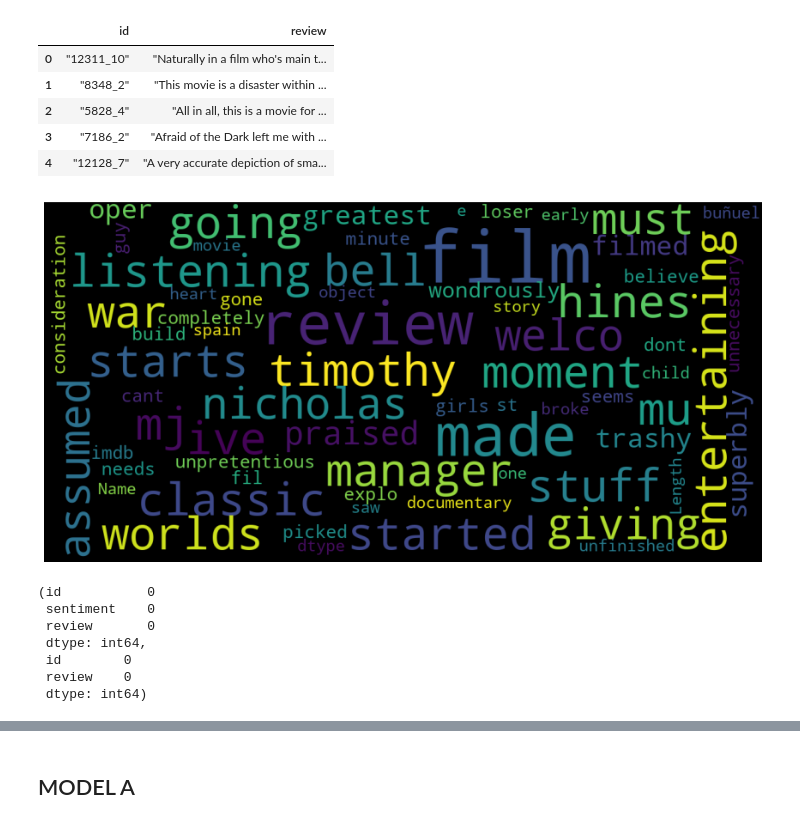
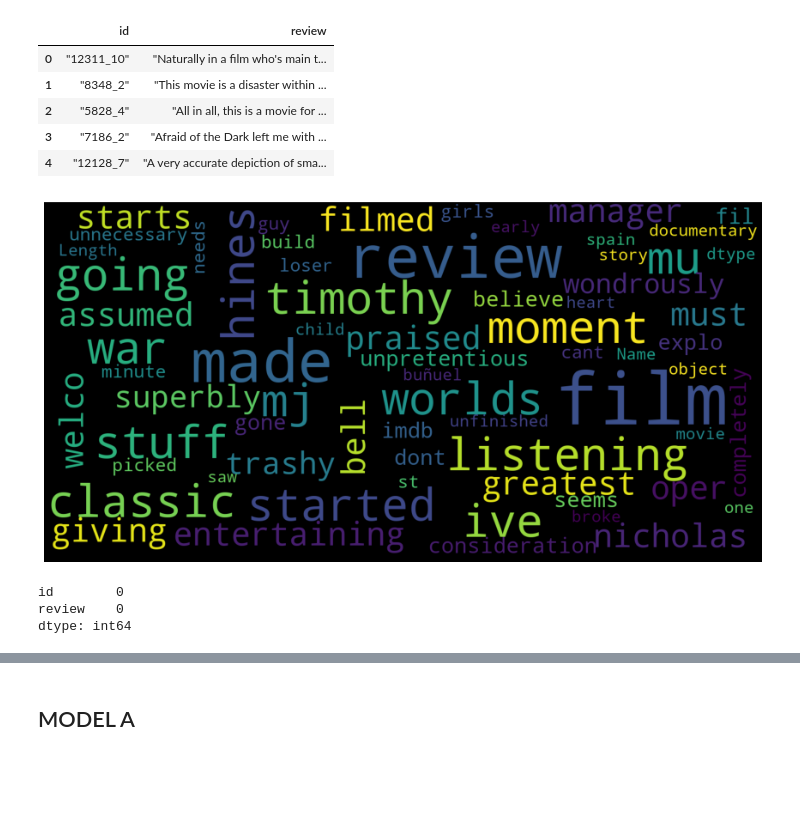
Before and after one commit to PSSABISHEK/sentiment_analysis_LSTM, a Jupyter notebook: yeet_boi.ipynb, the cells around one changed output, grey strips where cells are left out. Cells and saved outputs as stored; diff of their text form; code cells hidden in the pictures; blank space fills up the shorter version.

```diff
--- a/yeet_boi.ipynb
+++ b/yeet_boi.ipynb
@@ -69,38 +55,28 @@ df_test["review"]=df_test["review"].apply(data_munging)
 from wordcloud import WordCloud, STOPWORDS
 stopwords = set(STOPWORDS)
 # %%
-def show_wordcloud(data, title = None):
+def generate_wordcloud(data, title = None):
     wordcloud = WordCloud(
-        background_color='black',
         stopwords=stopwords,
-        max_words=200,
+        max_words=100,
         max_font_size=40,
-        scale=3,
-        random_state=1 # chosen at random by flipping a coin; it was heads
-).generate(str(data))
+        scale=4).generate(str(data))
 
     fig = plt.figure(1, figsize=(15, 15))
     plt.axis('off')
-    if title:
-        fig.suptitle(title, fontsize=20)
-        fig.subplots_adjust(top=2.3)
-
     plt.imshow(wordcloud)
     plt.show()
 
-show_wordcloud(df_train["review"])
+generate_wordcloud(df_train["review"])
 # %% [output]
-[figure, old version]
+[figure, new version]
 # %%
-df_train.isnull().sum(),df_test.isnull().sum()
+df_train.isnull().sum()
+df_test.isnull().sum()
 # %% [output]
-(id           0
- sentiment    0
- review       0
- dtype: int64,
- id        0
- review    0
- dtype: int64)
+id        0
+review    0
+dtype: int64
 # %%
 import tensorflow as tf
 # from tensorflow import keras
```
Also changed, not shown: parts of 43 cells of this notebook, 2 other files.
